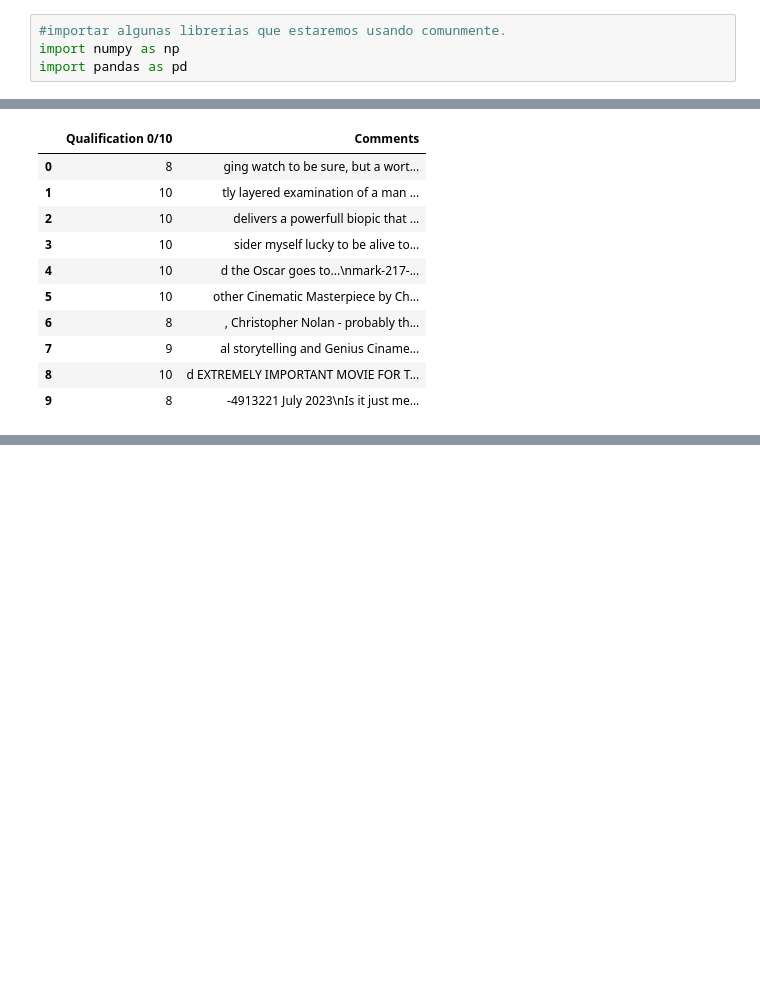
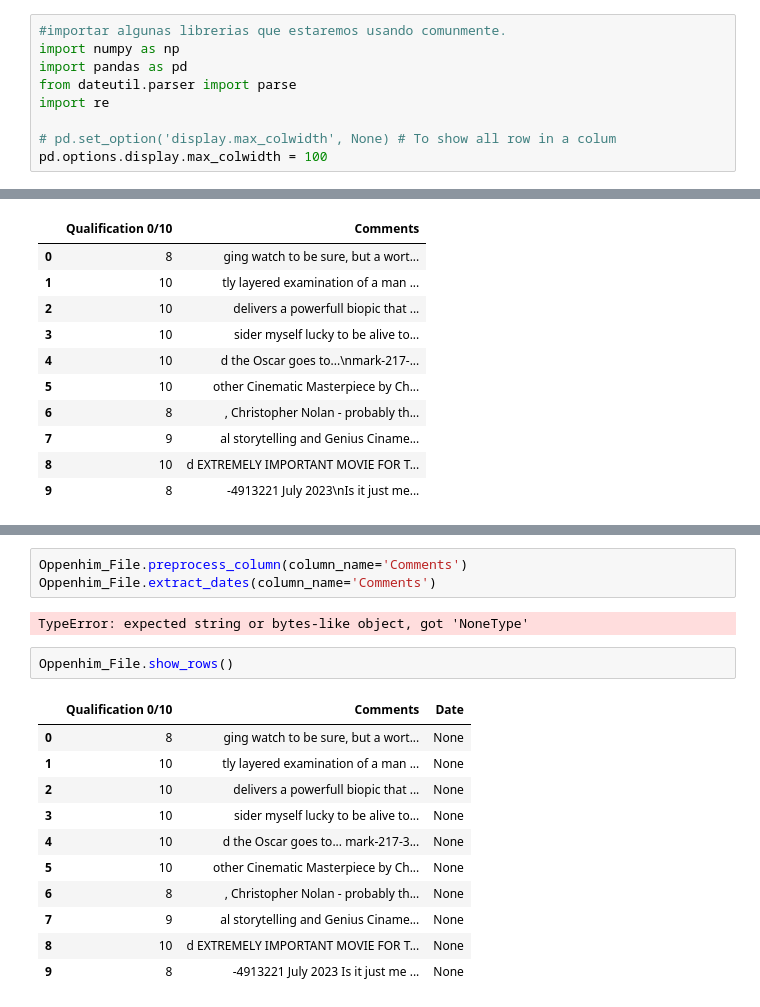
Before and after one commit to BlackEddit/Basics_cides_to_data_analitycs, a Jupyter notebook: basic_to_clean.ipynb, the cells around one changed output, grey strips where cells are left out. Drawn from its saved outputs; the diff is of its cells as text; blank space fills up the shorter version.

Commit message:
Try to split the data from the string on a colum, dont work as i hope

```diff
--- a/basic_to_clean.ipynb
+++ b/basic_to_clean.ipynb
@@ -2,6 +2,11 @@
 #importar algunas librerias que estaremos usando comunmente.
 import numpy as np
 import pandas as pd
+from dateutil.parser import parse
+import re
+
+# pd.set_option('display.max_colwidth', None) # To show all row in a colum
+pd.options.display.max_colwidth = 100
 # %%
 class data_analyst:
     def __init__(self , file_name):
@@ -326,0 +408,19 @@ Oppenhim_File.show_rows(10)
+# %%
+Oppenhim_File.preprocess_column(column_name='Comments')
+Oppenhim_File.extract_dates(column_name='Comments')
+# %% [output]
+TypeError: expected string or bytes-like object, got 'NoneType'
+# %%
+Oppenhim_File.show_rows()
+# %% [output]
+|  | Qualification 0/10 | Comments | Date |
+| 0 | 8 | ging watch to be sure, but a wort... | None |
+| 1 | 10 | tly layered examination of a man ... | None |
+| 2 | 10 | delivers a powerfull biopic that ... | None |
+| 3 | 10 | sider myself lucky to be alive to... | None |
+| 4 | 10 | d the Oscar goes to... mark-217-3... | None |
+| 5 | 10 | other Cinematic Masterpiece by Ch... | None |
+| 6 | 8 | , Christopher Nolan - probably th... | None |
+| 7 | 9 | al storytelling and Genius Ciname... | None |
+| 8 | 10 | d EXTREMELY IMPORTANT MOVIE FOR T... | None |
+| 9 | 8 | -4913221 July 2023 Is it just me ... | None |
```
Also changed, not shown: parts of 2 cells of this notebook.
